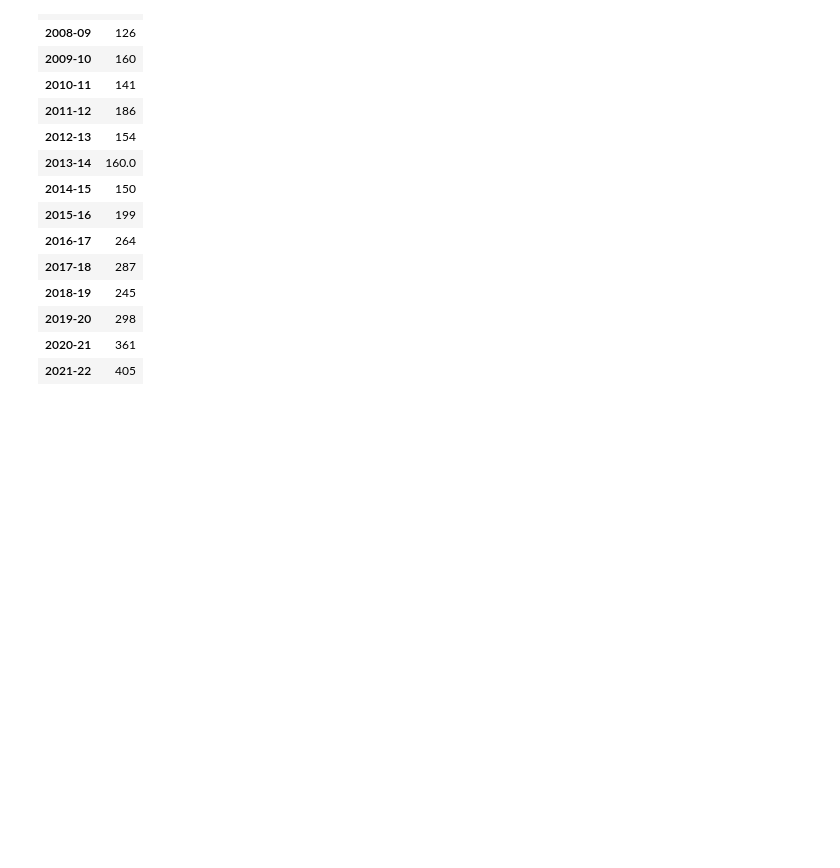
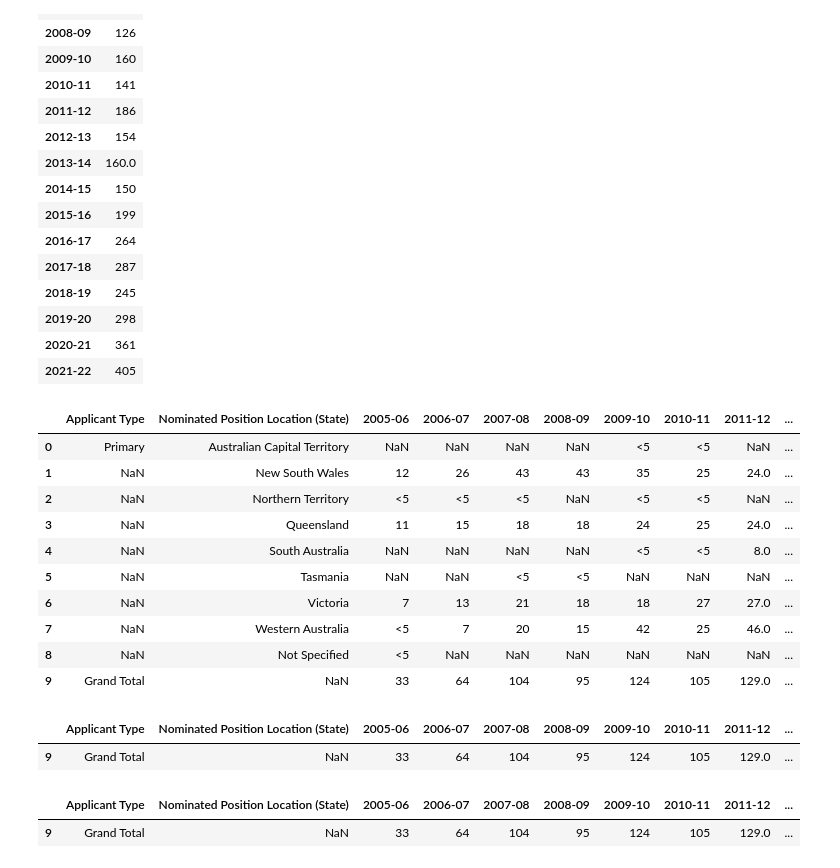
Before and after one commit to kellywaldro/medical_emigration, a Jupyter notebook: plotting.ipynb, the cells around one changed output. Cells and saved outputs as stored; diff of their text form; code cells hidden in the pictures; blank space fills up the shorter version.

```diff
--- a/plotting.ipynb
+++ b/plotting.ipynb
@@ -300,0 +301,16 @@ df = df.rename(columns={0: "Count"})
+# %%
+df_20s_visas = pd.read_csv("./data/irl_medical_practitioner_20-29.csv")
+# %%
+df_20s_visas
+# %% [output]
+|  | Applicant Type | Nominated Position Location (State) | 2005-06 | 2006-07 | 2007-08 | 2008-09 | 2009-10 | 2010-11 | 2011-12 | ... |
+| 0 | Primary | Australian Capital Territory | NaN | NaN | NaN | NaN | <5 | <5 | NaN | ... |
+| 1 | NaN | New South Wales | 12 | 26 | 43 | 43 | 35 | 25 | 24.0 | ... |
+| 2 | NaN | Northern Territory | <5 | <5 | <5 | NaN | <5 | <5 | NaN | ... |
+| 3 | NaN | Queensland | 11 | 15 | 18 | 18 | 24 | 25 | 24.0 | ... |
+| 4 | NaN | South Australia | NaN | NaN | NaN | NaN | <5 | <5 | 8.0 | ... |
+| 5 | NaN | Tasmania | NaN | NaN | <5 | <5 | NaN | NaN | NaN | ... |
+| 6 | NaN | Victoria | 7 | 13 | 21 | 18 | 18 | 27 | 27.0 | ... |
+| 7 | NaN | Western Australia | <5 | 7 | 20 | 15 | 42 | 25 | 46.0 | ... |
+| 8 | NaN | Not Specified | <5 | NaN | NaN | NaN | NaN | NaN | NaN | ... |
+| 9 | Grand Total | NaN | 33 | 64 | 104 | 95 | 124 | 105 | 129.0 | ... |
@@ -300,0 +321,5 @@ df = df.rename(columns={0: "Count"})
+# %%
+df_20s_visas
+# %% [output]
+|  | Applicant Type | Nominated Position Location (State) | 2005-06 | 2006-07 | 2007-08 | 2008-09 | 2009-10 | 2010-11 | 2011-12 | ... |
+| 9 | Grand Total | NaN | 33 | 64 | 104 | 95 | 124 | 105 | 129.0 | ... |
@@ -300,0 +330,5 @@ df = df.rename(columns={0: "Count"})
+# %%
+df_20s_visas
+# %% [output]
+|  | Applicant Type | Nominated Position Location (State) | 2005-06 | 2006-07 | 2007-08 | 2008-09 | 2009-10 | 2010-11 | 2011-12 | ... |
+| 9 | Grand Total | NaN | 33 | 64 | 104 | 95 | 124 | 105 | 129.0 | ... |
```
Also changed, not shown: parts of 28 cells of this notebook, 2 other files.
